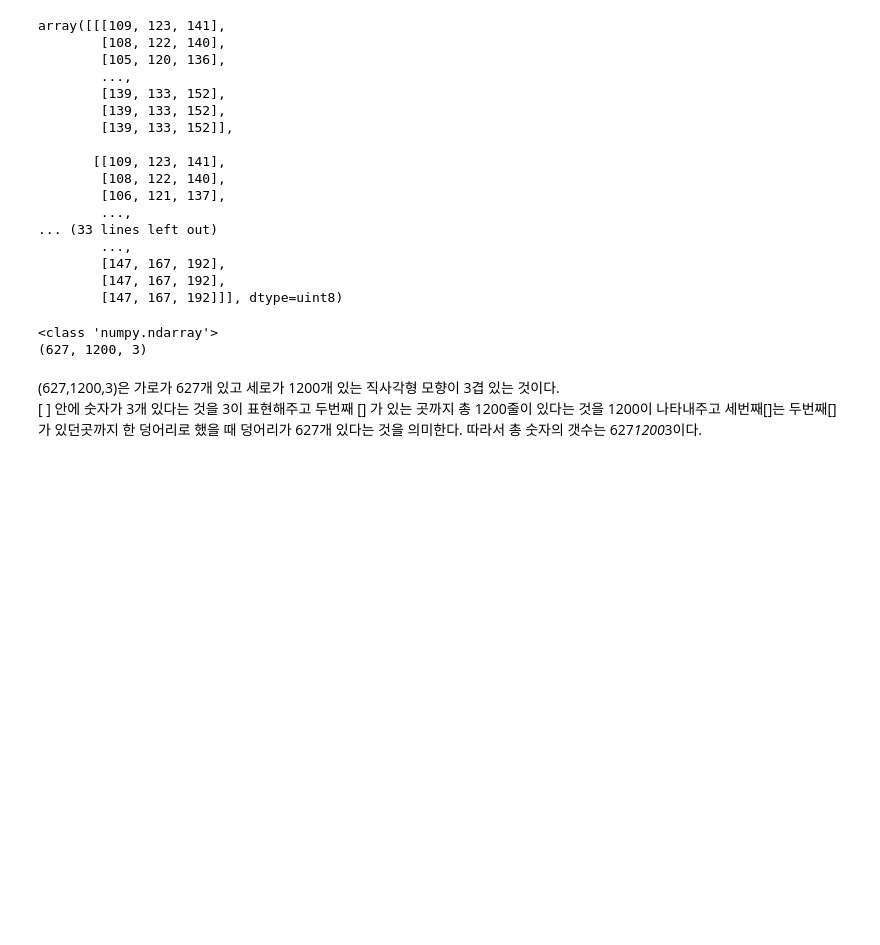
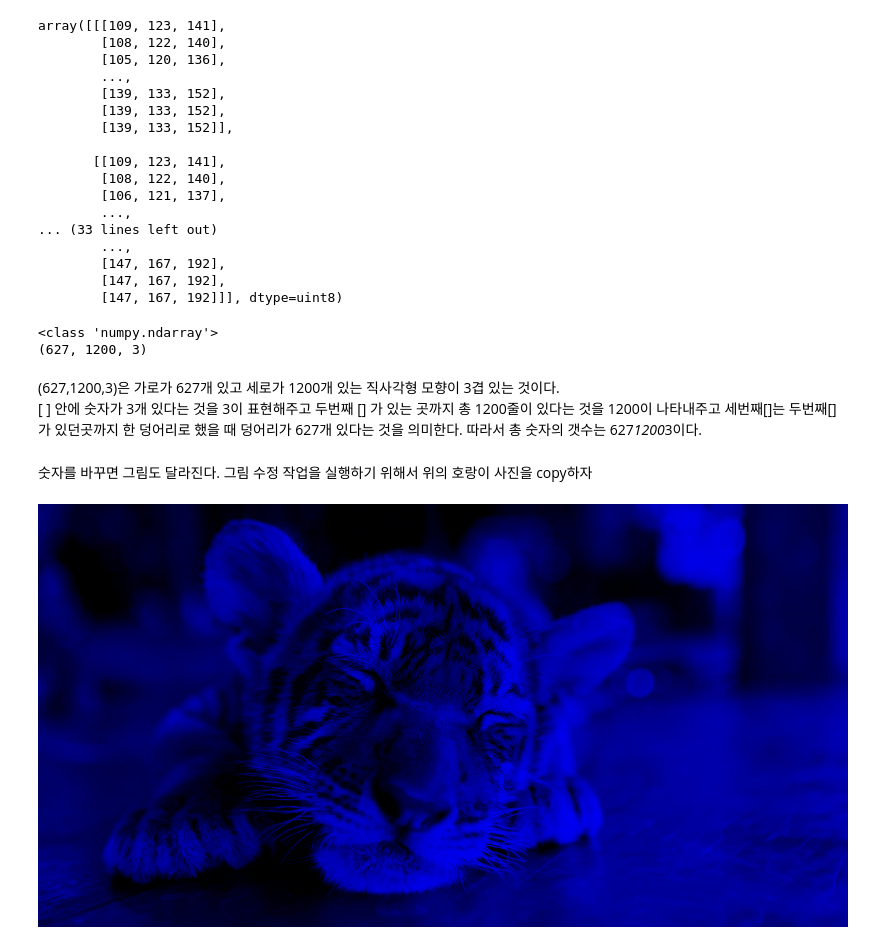
Before and after one commit to jinsu1214/class2022spring, a Jupyter notebook: 20220316.ipynb, the cells around one changed output. Saved outputs shown, nothing was run; the diff lists cells and outputs as text; code cells hidden in the pictures; blank space fills up the shorter version.

```diff
--- a/20220316.ipynb
+++ b/20220316.ipynb
@@ -1027,3 +1027,11 @@ print(type(image_bgr)); print(image_bgr.shape)
 # %% [markdown]
 (627,1200,3)은 가로가 627개 있고 세로가 1200개 있는 직사각형 모향이 3겹 있는 것이다.
 [ ] 안에 숫자가 3개 있다는 것을 3이 표현해주고 두번째 [] 가 있는 곳까지 총 1200줄이 있다는 것을 1200이 나타내주고 세번째[]는 두번째[]가 있던곳까지 한 덩어리로 했을 때 덩어리가 627개 있다는 것을 의미한다. 따라서 총 숫자의 갯수는 627*1200*3이다.
+# %% [markdown]
+숫자를 바꾸면 그림도 달라진다. 그림 수정 작업을 실행하기 위해서 위의 호랑이 사진을 copy하자
+# %%
+image_b = image_bgr.copy()
+image_b[:,:,[1,2]] = 0
+cv2_imshow(image_b)
+# %% [output]
+[figure, added]
```
Also changed, not shown: parts of 10 cells of this notebook.
